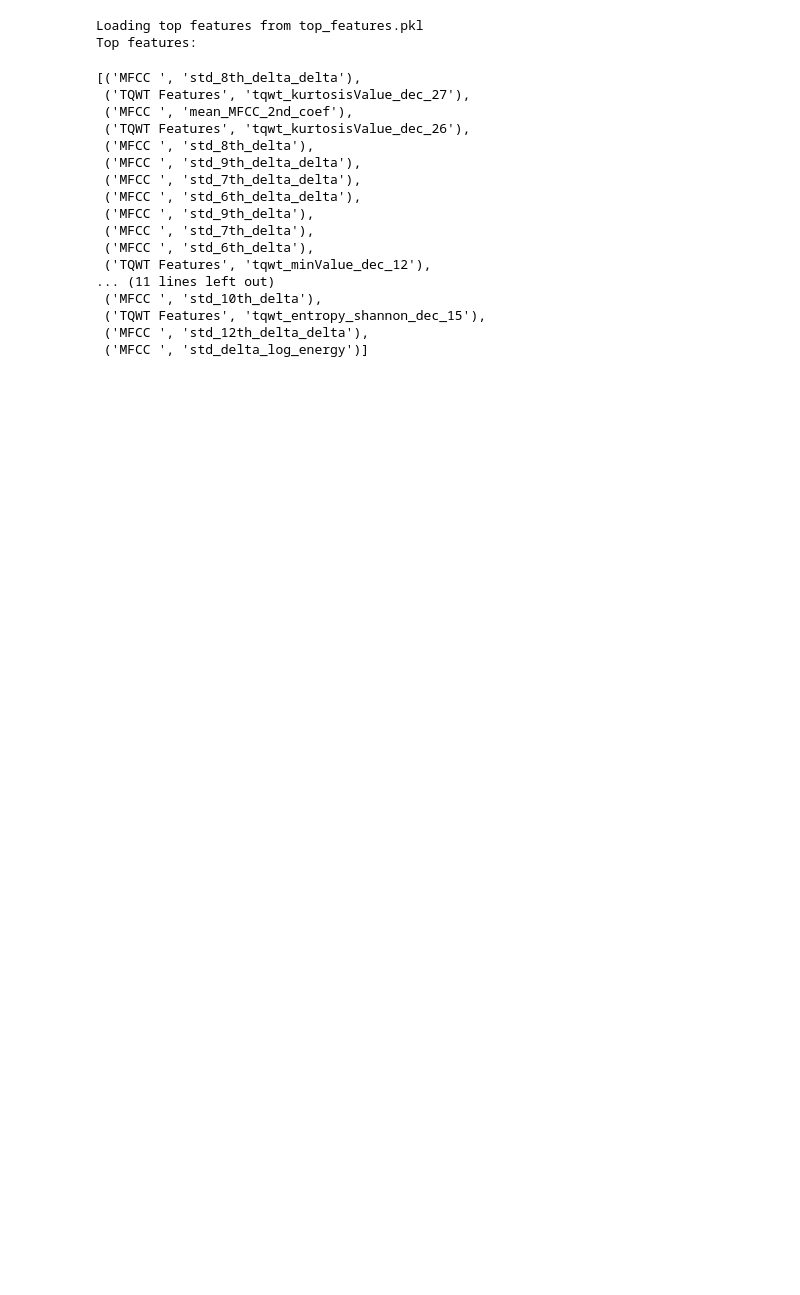
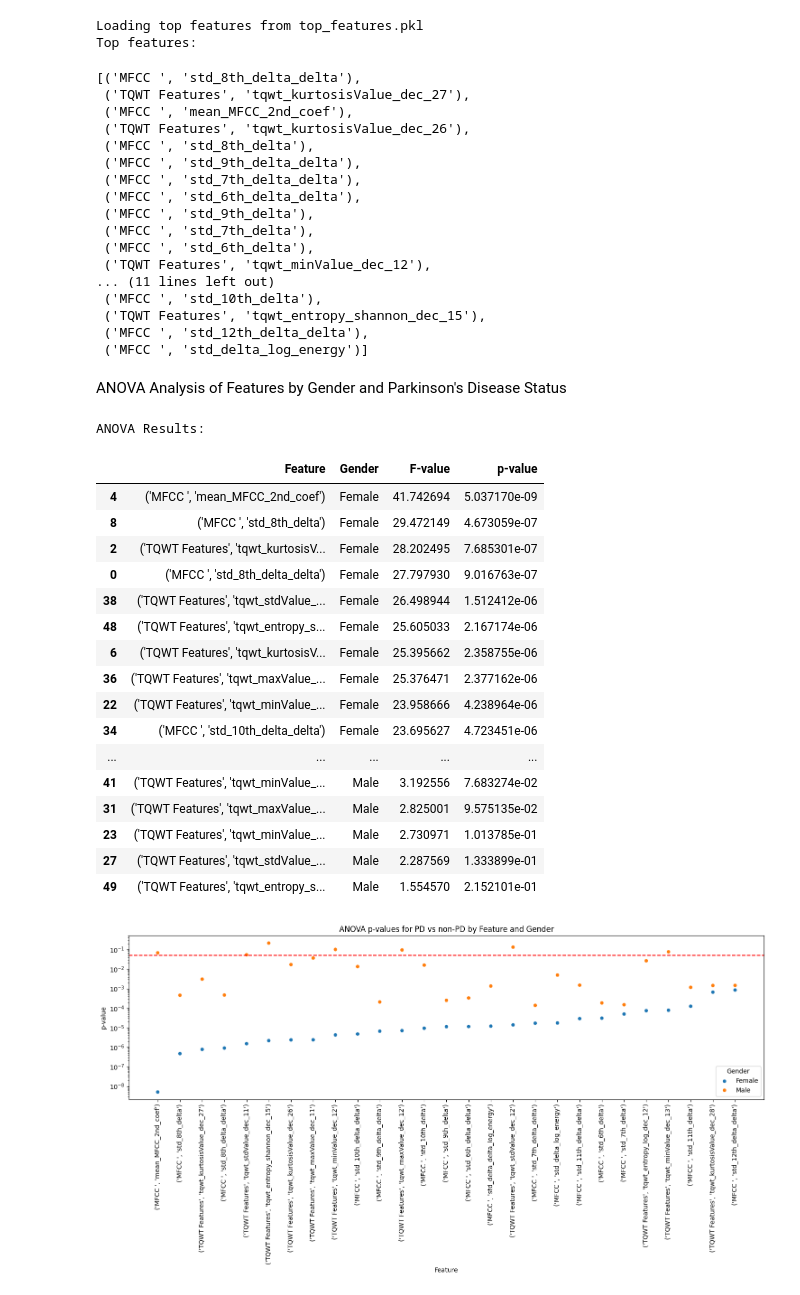
Before and after one commit to Selethe/MSB1015-Scientific-Programming-Project, a Jupyter notebook: Classification.ipynb, the cells around one changed output. Drawn from its saved outputs; the diff is of its cells as text; code cells hidden in the pictures; blank space fills up the shorter version.

```diff
--- a/Classification.ipynb
+++ b/Classification.ipynb
@@ -144,3 +238,53 @@ Top features:
  ('TQWT Features', 'tqwt_entropy_shannon_dec_15'),
  ('MFCC ', 'std_12th_delta_delta'),
  ('MFCC ', 'std_delta_log_energy')]
+# %% [markdown]
+ANOVA Analysis of Features by Gender and Parkinson's Disease Status
+# %%
+# Combine training and validation data with labels and gender information
+combined_df = pd.concat([X_train_val, y_train_val, gender_train], axis=1)
+
+# Perform ANOVA analysis
+anova_results = perform_anova(combined_df, top_features,
+                              pd_column=('Info','class'),
+                              gender_column=('Info','gender'))
+
+# Convert Feature column to string type for proper display
+anova_results['Feature'] = anova_results['Feature'].astype(str)
+
+# Sort results by p-value
+anova_results = anova_results.sort_values('p-value')
+
+# Display ANOVA results
+print("ANOVA Results:")
+display(anova_results)
+
+# Visualize ANOVA results
+plt.figure(figsize=(15, 8))
+sns.scatterplot(x='Feature', y='p-value', hue='Gender', data=anova_results)
+plt.yscale('log')  # Use log scale for p-values
+plt.axhline(y=0.05, color='r', linestyle='--')  # Add significance threshold line
+plt.xticks(rotation=90)  # Rotate x-axis labels for readability
+plt.title('ANOVA p-values for PD vs non-PD by Feature and Gender')
+plt.tight_layout()
+plt.show()
+# %% [output]
+ANOVA Results:
+|  | Feature | Gender | F-value | p-value |
+| 4 | ('MFCC ', 'mean_MFCC_2nd_coef') | Female | 41.742694 | 5.037170e-09 |
+| 8 | ('MFCC ', 'std_8th_delta') | Female | 29.472149 | 4.673059e-07 |
+| 2 | ('TQWT Features', 'tqwt_kurtosisV... | Female | 28.202495 | 7.685301e-07 |
+| 0 | ('MFCC ', 'std_8th_delta_delta') | Female | 27.797930 | 9.016763e-07 |
+| 38 | ('TQWT Features', 'tqwt_stdValue_... | Female | 26.498944 | 1.512412e-06 |
+| 48 | ('TQWT Features', 'tqwt_entropy_s... | Female | 25.605033 | 2.167174e-06 |
+| 6 | ('TQWT Features', 'tqwt_kurtosisV... | Female | 25.395662 | 2.358755e-06 |
+| 36 | ('TQWT Features', 'tqwt_maxValue_... | Female | 25.376471 | 2.377162e-06 |
+| 22 | ('TQWT Features', 'tqwt_minValue_... | Female | 23.958666 | 4.238964e-06 |
+| 34 | ('MFCC ', 'std_10th_delta_delta') | Female | 23.695627 | 4.723451e-06 |
+| ... | ... | ... | ... | ... |
+| 41 | ('TQWT Features', 'tqwt_minValue_... | Male | 3.192556 | 7.683274e-02 |
+| 31 | ('TQWT Features', 'tqwt_maxValue_... | Male | 2.825001 | 9.575135e-02 |
+| 23 | ('TQWT Features', 'tqwt_minValue_... | Male | 2.730971 | 1.013785e-01 |
+| 27 | ('TQWT Features', 'tqwt_stdValue_... | Male | 2.287569 | 1.333899e-01 |
+| 49 | ('TQWT Features', 'tqwt_entropy_s... | Male | 1.554570 | 2.152101e-01 |
+[figure, added]
```
Also changed, not shown: parts of 27 cells of this notebook, 3 other files.
